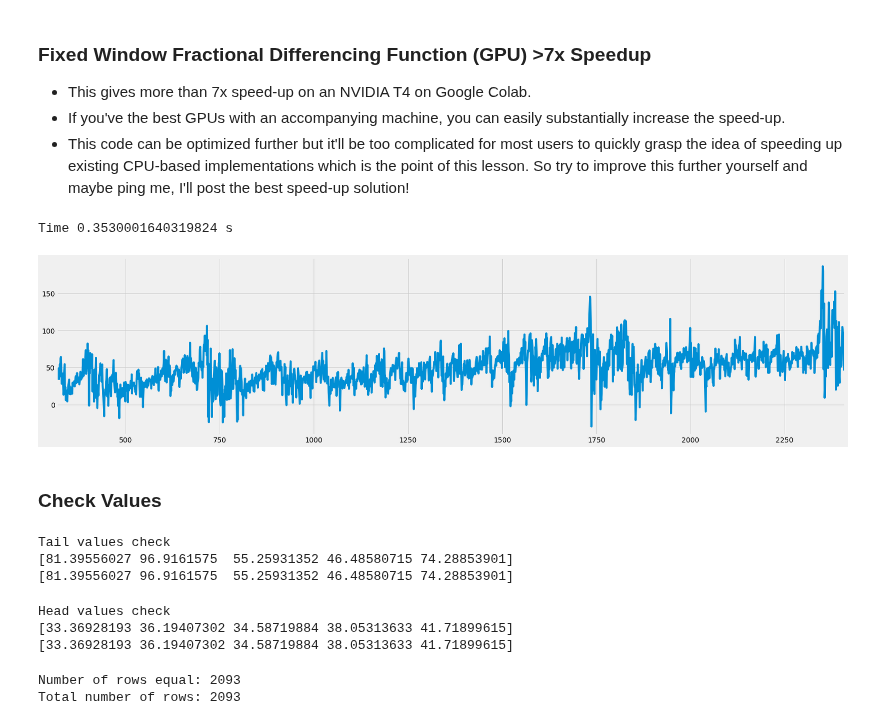
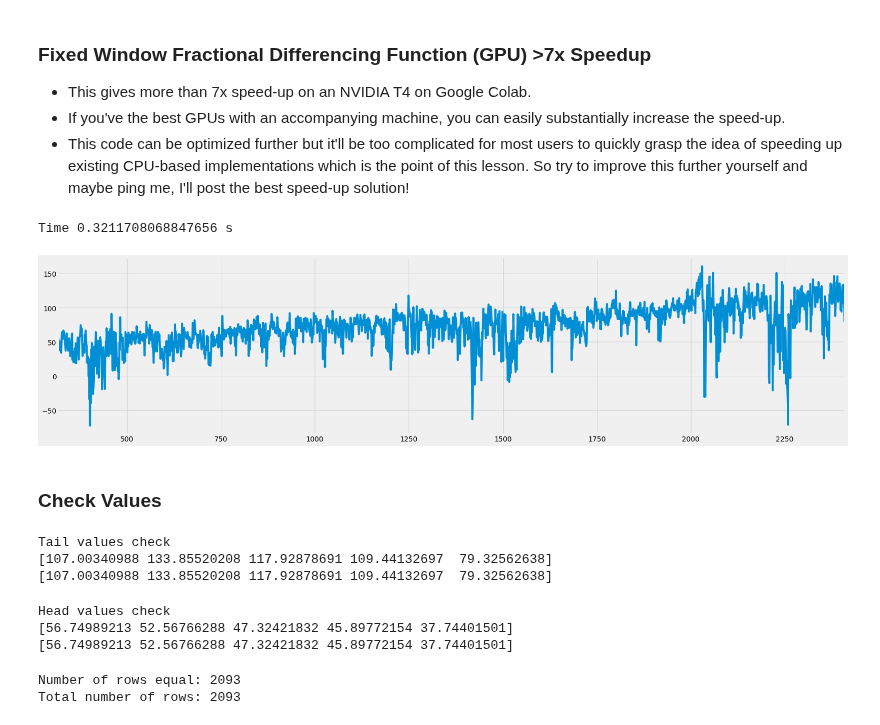
Before and after one commit to ritchieng/deep-learning-wizard, a Jupyter notebook: docs/machine_learning/gpu/gpu_fractional_differencing.ipynb, the cells around one changed output. Cells and saved outputs as stored; diff of their text form; code cells hidden in the pictures.

Commit message:
fix: weight window

```diff
--- a/docs/machine_learning/gpu/gpu_fractional_differencing.ipynb
+++ b/docs/machine_learning/gpu/gpu_fractional_differencing.ipynb
@@ -352,6 +352,9 @@ def frac_diff(df, d, floor=1e-3):
     # Get weights window
     weights = get_weights_floored(d=d, num_k=len(df), floor=floor)
     weights_window_size = len(weights)
+
+    # Reverse weights
+    weights = weights[::-1]
 
     # Blank fractionally differenced series to be filled
     df_fd = pd.Series()
@@ -429,9 +432,13 @@ def frac_diff_gpu(df, d, floor=1e-3):
     # Get weights window
     weights = get_weights_floored(d=d, num_k=len(gdf_raw), floor=floor)
     weights_window_size = len(weights)
+
+    # Reverse weights and as contiguous
+    weights = np.ascontiguousarray(weights[::-1])
+
     # Bring weights to GPU
     gdf_weights = cudf.DataFrame()
-    gdf_weights[gdf_raw.columns[0]] = weights.reshape(-1,)
+    gdf_weights[gdf_raw.columns[0]] = weights.reshape(-1)
 
     # Length of data
     data_length = len(gdf_raw)
@@ -446,35 +453,35 @@ def frac_diff_gpu(df, d, floor=1e-3):
     df = cudf.DataFrame()
     df['in_data'] = np.arange(data_length, dtype=np.float64)
 
     # Get fractionally differenced time series through GPU function
     gdf_raw_fd = gdf_raw.apply_chunks(moving_dot_product_kernel,
                                  incols=['in_data'],
                                  outcols=dict(out=np.float64),
                                  kwargs=dict(window_size=weights_window_size, weights=weights),
                                  chunks=list(range(0, data_length, trunk_size)) + [data_length],
                                  tpb=threads_per_block)
 
     # Bring to CPU for normal manipulation
     df_raw_fd = gdf_raw_fd.to_pandas().dropna().iloc[:-1, 1]
 
     return df_raw_fd, weights
 
 
 # Start timer
 start = time.time()
 
 df_raw_fd_from_gpu, weights = frac_diff_gpu(df_raw, d=0.5, floor=5e-5)
 
 # End timer
 end = time.time()
 
 print(f'Time {end-start} s')
 
 # Plot
 df_raw_fd_from_gpu.plot(figsize=figsize);
 # %% [output]
-Time 0.3530001640319824 s
+Time 0.3211708068847656 s
-[figure, old version]
+[figure, new version]
 # %% [markdown]
 ### Check Values
 # %%
@@ -484,8 +491,8 @@ print(df_raw_fd_from_gpu.tail().values)
 print(df_raw_fd.tail().values)
 # %% [output]
 Tail values check
-[81.39556027 96.9161575  55.25931352 46.48580715 74.28853901]
-[81.39556027 96.9161575  55.25931352 46.48580715 74.28853901]
+[107.00340988 133.85520208 117.92878691 109.44132697  79.32562638]
+[107.00340988 133.85520208 117.92878691 109.44132697  79.32562638]
 # %%
 # Compare tail values
 print('Head values check')
@@ -493,8 +500,8 @@ print(df_raw_fd_from_gpu.head().values)
 print(df_raw_fd.head().values)
 # %% [output]
 Head values check
-[33.36928193 36.19407302 34.58719884 38.05313633 41.71899615]
-[33.36928193 36.19407302 34.58719884 38.05313633 41.71899615]
+[56.74989213 52.56766288 47.32421832 45.89772154 37.74401501]
+[56.74989213 52.56766288 47.32421832 45.89772154 37.74401501]
 # %%
 num_rows_true = (df_raw_fd.values.astype(np.float32) == df_raw_fd_from_gpu.values.astype(np.float32)).astype(int).sum()
 total_rows = df_raw_fd.shape[0]
```
Also changed, not shown: parts of 5 cells of this notebook, 8 other files.
